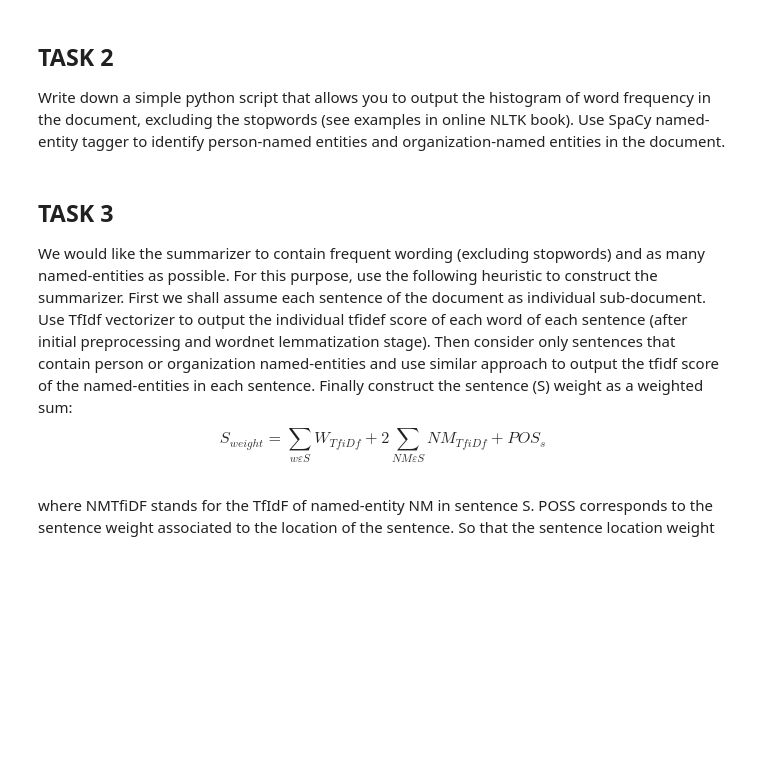
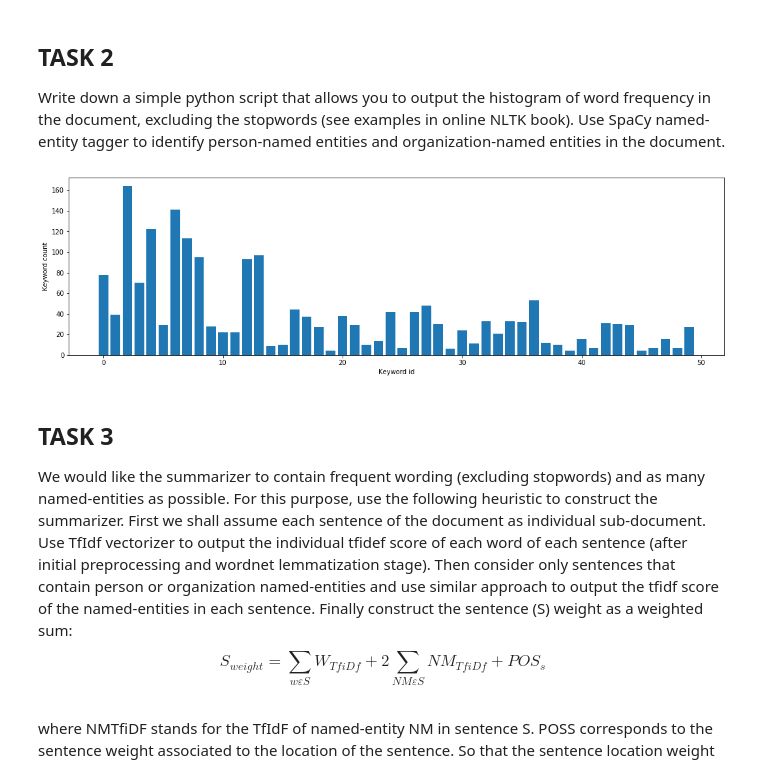
Before and after one commit to Dakcser/NLP, a Jupyter notebook: NLP project .ipynb, the cells around one changed output. Cells and saved outputs as stored; diff of their text form; code cells hidden in the pictures; blank space fills up the shorter version.

```diff
--- a/NLP project .ipynb
+++ b/NLP project .ipynb
@@ -77,0 +106,7 @@ counts = [countTitle, countAbstract, countH2, countH3, countH4, countP]
+# %%
+paragraphs = article.find_all("p")
+fullText = ""
+for paragraph in paragraphs:
+    fullText += paragraph.text
+    fullText += "\n"
+print(fullText)
@@ -88,7 +141,7 @@ deduplication_threshold = 0.9
 numOfKeywords = 50 #alunperin 10
 
 custom_kw_extractor = yake.KeywordExtractor(lan=language, n=max_ngram_size, dedupLim=deduplication_threshold, top=numOfKeywords, features=None)
-keywords = custom_kw_extractor.extract_keywords(article)
+keywords = custom_kw_extractor.extract_keywords(fullText)
 
 for kw in keywords:
     print(kw)
@@ -98,32 +169,51 @@ Write down a simple python script that allows you to output the histogram of wor
 # %%
 #from collections import Counter
 from nltk.corpus import stopwords
 import matplotlib.pyplot as plt
 import numpy as np
 
 #Calculate the word frequencies and plot the histogram
+
+#Purkkapallolla koko artikkeli -> string
+article_readable = "{}\n".format(headline)
+
+#article_readable += (article.find('div', class_="article-content").h1.text) + " "
+article_readable += "{}\n".format(abstract)
+
+for sectionTitle in sectionTitles:
+    article_readable += "{} ".format(sectionTitle.text)
+
+for subsectionTitle in subsectionTitles:
+    article_readable += "{} ".format(subsectionTitle.text)
+
+article_readable += "\n{}".format(fullText)
+
+#print(article_readable)
+#Purkkapallo suoritettu
 
 stopwords = stopwords.words("english")
 #print(stopwords)
 
 #Remove stopwords from the keywords list
 keywords_only, keywords_nums = zip(*keywords)
 keywords_no_sw =  [word for word in keywords_only if not word in stopwords]
 keywords_counts = []
 
 for kw in keywords_no_sw:
-    kw_count = article.count(kw)
+    kw_count = article_readable.count(kw)
     keywords_counts.append(kw_count)
 
 #print(keywords_no_sw)
 #print(keywords_counts)
 
 #Plotting the histogram
 fig, ax = plt.subplots(figsize=(18,5))
 plt.bar(np.arange(len(keywords_no_sw)), keywords_counts, align='center')
 plt.ylabel('Keyword count')
 plt.xlabel('Keyword id')
 plt.show()
+# %% [output]
+[figure, added]
 # %%
 ### Count histogram from every word manually ###
 charsToRemove = ".,():"
```
Also changed, not shown: parts of 27 cells of this notebook.
